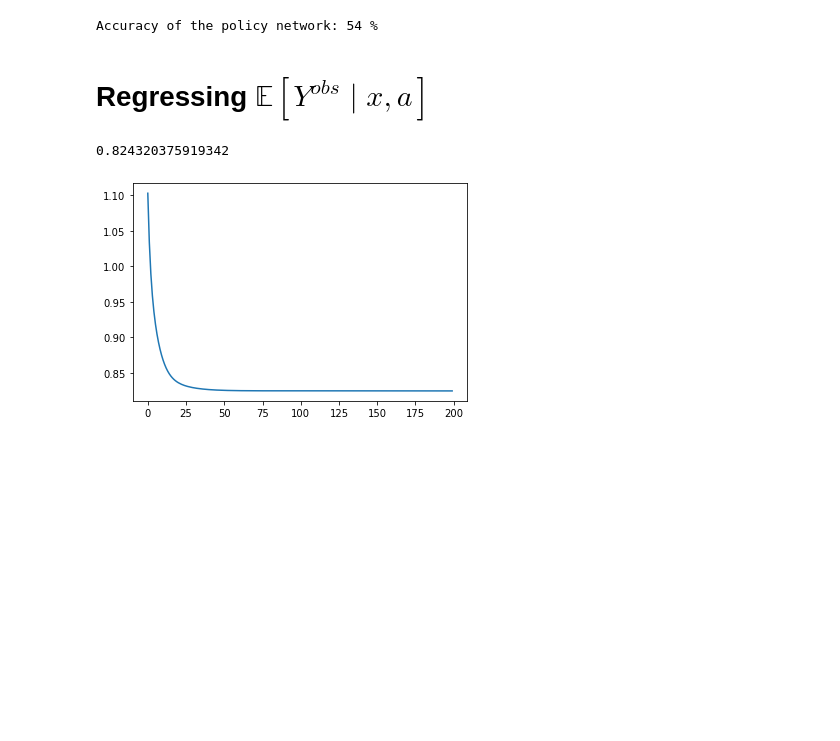
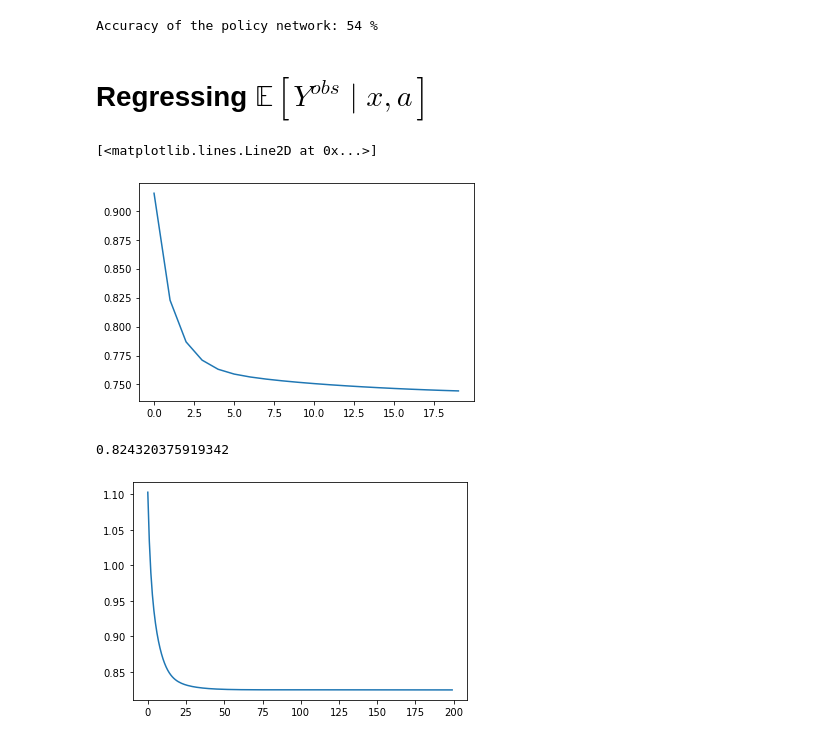
Before and after one commit to faaizT/CausalTwinAssessment, a Jupyter notebook: Regressing Manski bounds.ipynb, the cells around one changed output. Saved outputs shown, nothing was run; the diff lists cells and outputs as text; code cells hidden in the pictures; blank space fills up the shorter version.

```diff
--- a/Regressing Manski bounds.ipynb
+++ b/Regressing Manski bounds.ipynb
@@ -421,5 +423,50 @@ net = Net(n_feature=len(MIMICraw.columns)+1, n_hidden=10, n_output=1)
 optimizer = torch.optim.SGD(net.parameters(), lr=0.001, weight_decay=0.1)
 loss_func = torch.nn.MSELoss()
+# %%
+grp = np.floor(5*np.random.rand(len(icuuniqueids))+1)
+crossval = 1
+trainidx = icuuniqueids[grp != crossval]
+testidx = icuuniqueids[grp == crossval]
+X = torch.FloatTensor(MIMICraw.loc[MIMICtable_filtered_t0['icustay_id'].isin(trainidx)].values)
+A = torch.nn.functional.one_hot(torch.tensor(MIMICtable_filtered_t0.loc[MIMICtable_filtered_t0['icustay_id'].isin(trainidx), 'A'].values).to(torch.long)-1, 25)
+Xtestmimic = torch.FloatTensor(MIMICraw[MIMICtable_filtered_t0['icustay_id'].isin(testidx)].values)
+Atest = torch.nn.functional.one_hot(torch.tensor(MIMICtable_filtered_t0.loc[MIMICtable_filtered_t0['icustay_id'].isin(testidx), 'A'].values).to(torch.long)-1, 25)
+ptid = MIMICtable_filtered_t0.loc[MIMICtable_filtered_t0['icustay_id'].isin(trainidx), 'icustay_id']
+ptidtestmimic = MIMICtable_filtered_t0.loc[MIMICtable_filtered_t0['icustay_id'].isin(testidx), 'icustay_id']
+Y = torch.FloatTensor(MIMICtable_filtered_t1.loc[MIMICtable_filtered_t0['icustay_id'].isin(trainidx), f'{col_name}'].values).unsqueeze(dim=1)
+Ytest = torch.FloatTensor(MIMICtable_filtered_t1.loc[MIMICtable_filtered_t0['icustay_id'].isin(testidx), f'{col_name}'].values).unsqueeze(dim=1)
+Y = (Y - MIMICtable[col_name].mean())/MIMICtable[col_name].std()
+Ytest = (Ytest - MIMICtable[col_name].mean())/MIMICtable[col_name].std()
+train = data_utils.TensorDataset(torch.column_stack((X, A)), Y)
+trainloader = torch.utils.data.DataLoader(train, batch_size=32)
+test = data_utils.TensorDataset(torch.column_stack((Xtestmimic, Atest)), Ytest)
+testloader = torch.utils.data.DataLoader(test, batch_size=32)
+
+net = Net(n_feature=len(MIMICraw.columns)+25, n_hidden=10, n_output=1)
+optimizer = torch.optim.SGD(net.parameters(), lr=0.001, weight_decay=0)
+loss_func = torch.nn.MSELoss()
+# %%
+losses = []
+for epoch in tqdm(range(200)):
+    for X, Y in trainloader:
+        prediction = net(X)     # input x and predict based on x
+
+        loss = loss_func(prediction, Y)     # must be (1. nn output, 2. target)
+
+        optimizer.zero_grad()   # clear gradients for next train
+        loss.backward()         # backpropagation, compute gradients
+        optimizer.step()        # apply gradients
+    if (epoch + 1) % 10 == 0:
+        with torch.no_grad():
+            test_loss = 0
+            for test_data, test_label in testloader:
+                test_loss += loss_func(net(test_data), test_label)
+            losses.append(test_loss.item()/len(testloader))
+# %%
+plt.plot(losses)
+# %% [output]
+[<matplotlib.lines.Line2D at 0x...>]
+[figure, added]
 # %%
 for model in tqdm(range(nr_reps)):
     grp = np.floor(5*np.random.rand(len(icuuniqueids))+1)
```
Also changed, not shown: parts of 9 cells of this notebook, 5 other files.
